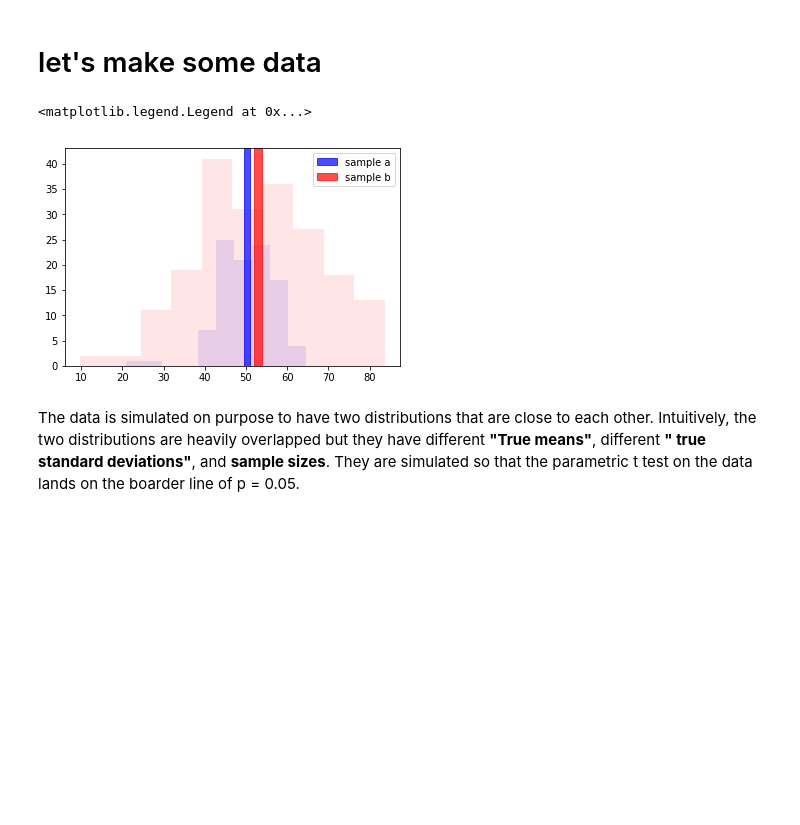
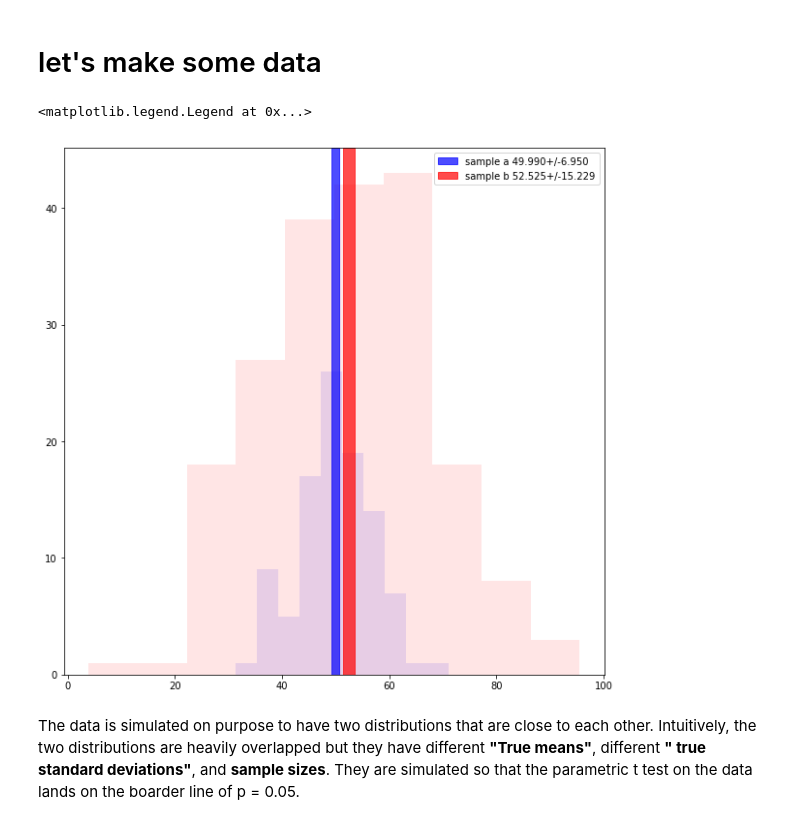
Before and after one commit to nmningmei/parametric_nonparametric_statistics_comparison, a Jupyter notebook: t tests/two sample t test.ipynb, the cells around one changed output. Cells and saved outputs as stored; diff of their text form; code cells hidden in the pictures; blank space fills up the shorter version.

```diff
--- a/t tests/two sample t test.ipynb
+++ b/t tests/two sample t test.ipynb
@@ -10,18 +11,20 @@ import seaborn as sns
 # %%
 p = 1.0
 while (p>0.05) or (p < 0.04):
     a = np.random.normal(50.,7.4,size=100)
     b = np.random.normal(53.5,15.9,size=200)
     t,p = stats.ttest_ind(a,b,equal_var=False,)
-fig,ax = plt.subplots()
+fig,ax = plt.subplots(figsize=(10,10))
 ax.hist(a,color='blue',alpha=0.1)
 ax.hist(b,color='red',alpha=0.1)
-ax.axvspan(a.mean()-a.std()/np.sqrt(a.size),a.mean()+a.std()/np.sqrt(a.size),color='blue',alpha=0.7,label='sample a')
-ax.axvspan(b.mean()-b.std()/np.sqrt(b.size),b.mean()+b.std()/np.sqrt(b.size),color='red', alpha=0.7,label='sample b')
+ax.axvspan(a.mean()-a.std()/np.sqrt(a.size),a.mean()+a.std()/np.sqrt(a.size),
+           color='blue',alpha=0.7,label='sample a {:.3f}+/-{:.3f}'.format(a.mean(),a.std()))
+ax.axvspan(b.mean()-b.std()/np.sqrt(b.size),b.mean()+b.std()/np.sqrt(b.size),
+           color='red', alpha=0.7,label='sample b {:.3f}+/-{:.3f}'.format(b.mean(),b.std()))
 ax.legend()
 # %% [output]
 <matplotlib.legend.Legend at 0x...>
-[figure, old version]
+[figure, new version]
 # %% [markdown]
 The data is simulated on purpose to have two distributions that are close to each other. Intuitively, the two distributions are heavily overlapped but they have different **"True means"**, different **" true standard deviations"**, and **sample sizes**. They are simulated so that the parametric t test on the data lands on the boarder line of p = 0.05.
 # %% [markdown]
```
Also changed, not shown: parts of 20 cells of this notebook.
